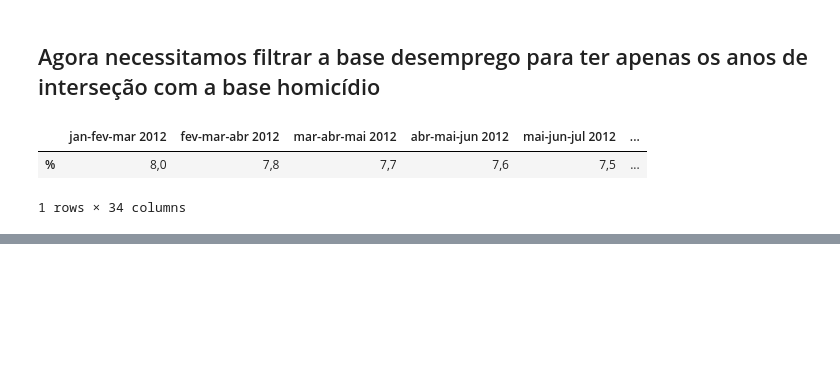
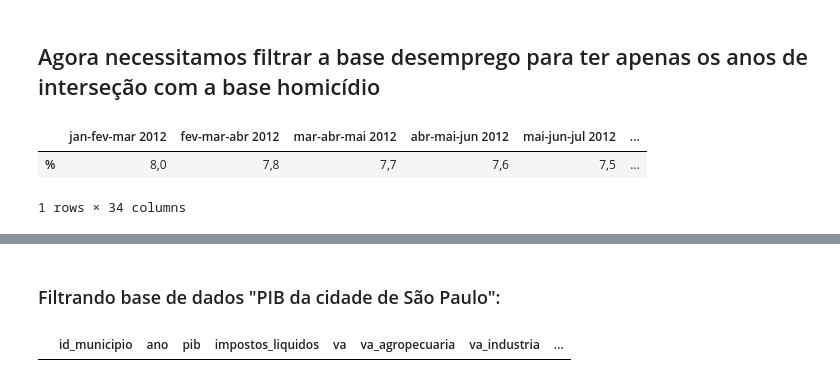
Before and after one commit to felipebns/P2_Cdados, a Jupyter notebook: p2_cdados.ipynb, the cells around one changed output, grey strips where cells are left out. Cells and saved outputs as stored; diff of their text form; code cells hidden in the pictures; blank space fills up the shorter version.

```diff
--- a/p2_cdados.ipynb
+++ b/p2_cdados.ipynb
@@ -212,0 +213,7 @@ ivs # colunas que serão usadas para feature: "ivs", "ivs_infraestrutura_urbana"
+# %% [markdown]
+### Filtrando base de dados "PIB da cidade de São Paulo":
+# %%
+pib_sp = pib.loc[pib['id_municipio']==3550308]
+pib_sp
+# %% [output]
+|  | id_municipio | ano | pib | impostos_liquidos | va | va_agropecuaria | va_industria | ... |
```
Also changed, not shown: parts of 4 cells of this notebook.
